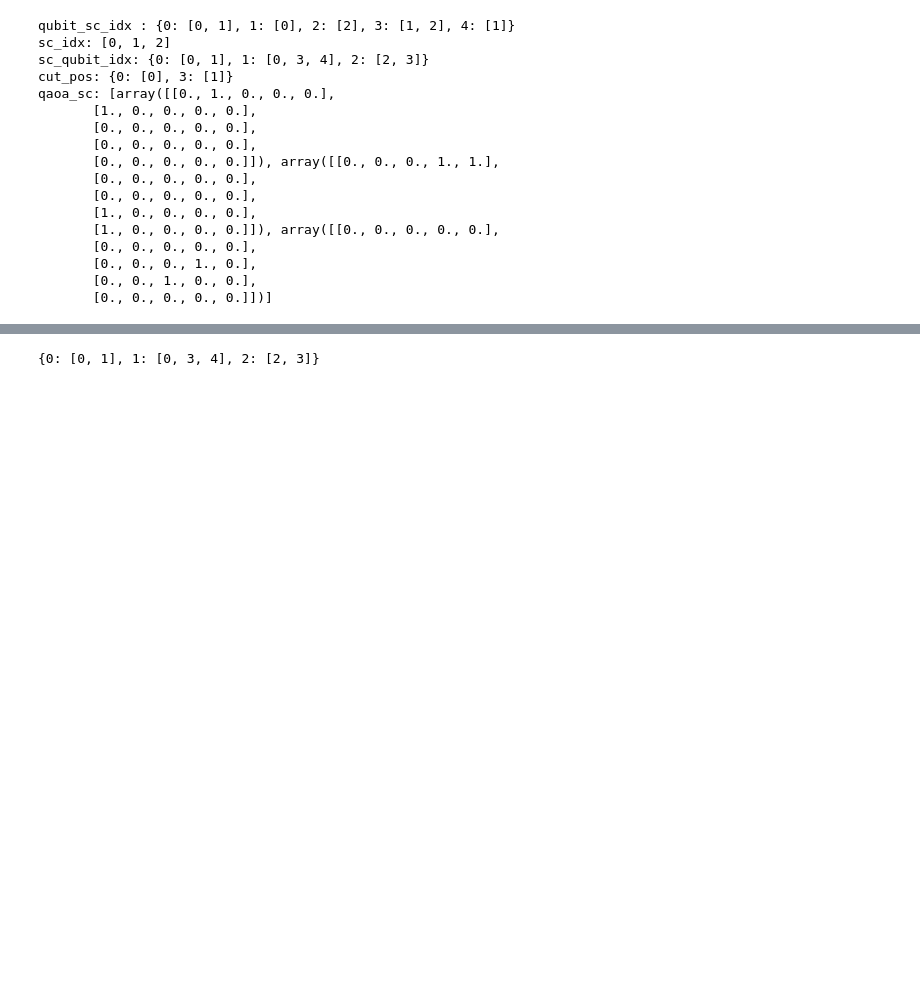
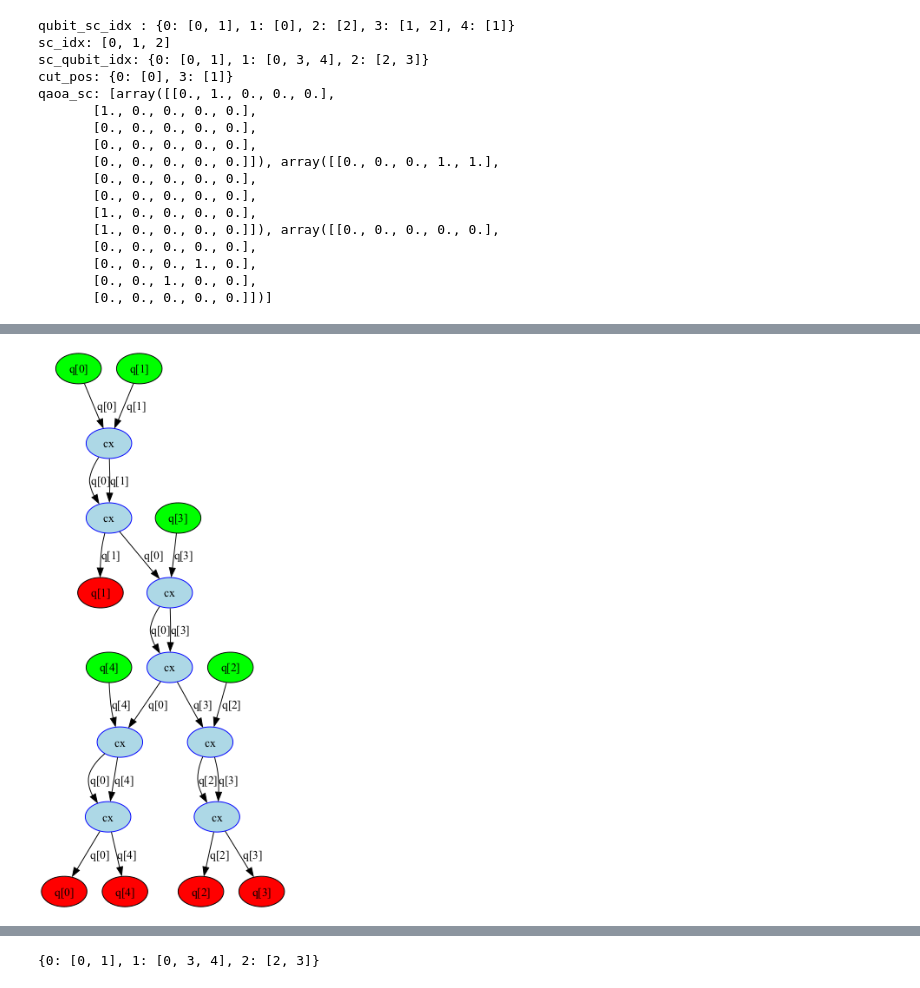
Before and after one commit to hsanthan/WML, a Jupyter notebook: full_qaoa_vs_ckt.ipynb, the cells around one changed output, grey strips where cells are left out. Saved outputs shown, nothing was run; the diff lists cells and outputs as text; code cells hidden in the pictures; blank space fills up the shorter version.

```diff
--- a/full_qaoa_vs_ckt.ipynb
+++ b/full_qaoa_vs_ckt.ipynb
@@ -463,0 +494,12 @@ qaoa_sc: [array([[0., 1., 0., 0., 0.],
+# %%
+qc = QuantumCircuit(5)
+qc.cx(0,1)
+qc.cx(0,1)
+qc.cx(0,3)
+qc.cx(0,3)
+qc.cx(0,4)
+qc.cx(0,4)
+qc.cx(2,3)
+qc.cx(2,3)
+
+qc.draw()
@@ -463,0 +508,8 @@ qaoa_sc: [array([[0., 1., 0., 0., 0.],
+# %%
+from qiskit.converters import circuit_to_dag
+qaoa.draw()
+dag = circuit_to_dag(qc)
+# %%
+dag.draw()
+# %% [output]
+[figure, added]
```
Also changed, not shown: parts of 55 cells of this notebook, 2 other files.
